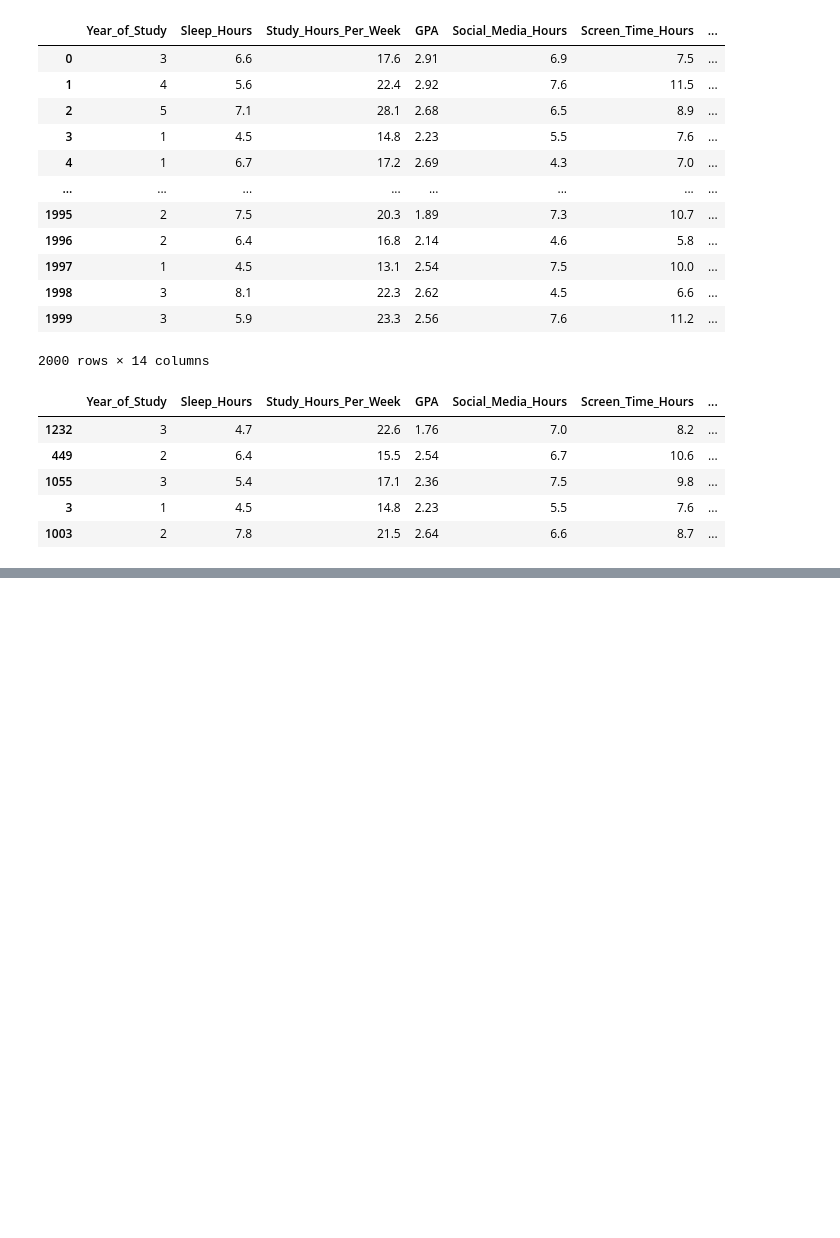
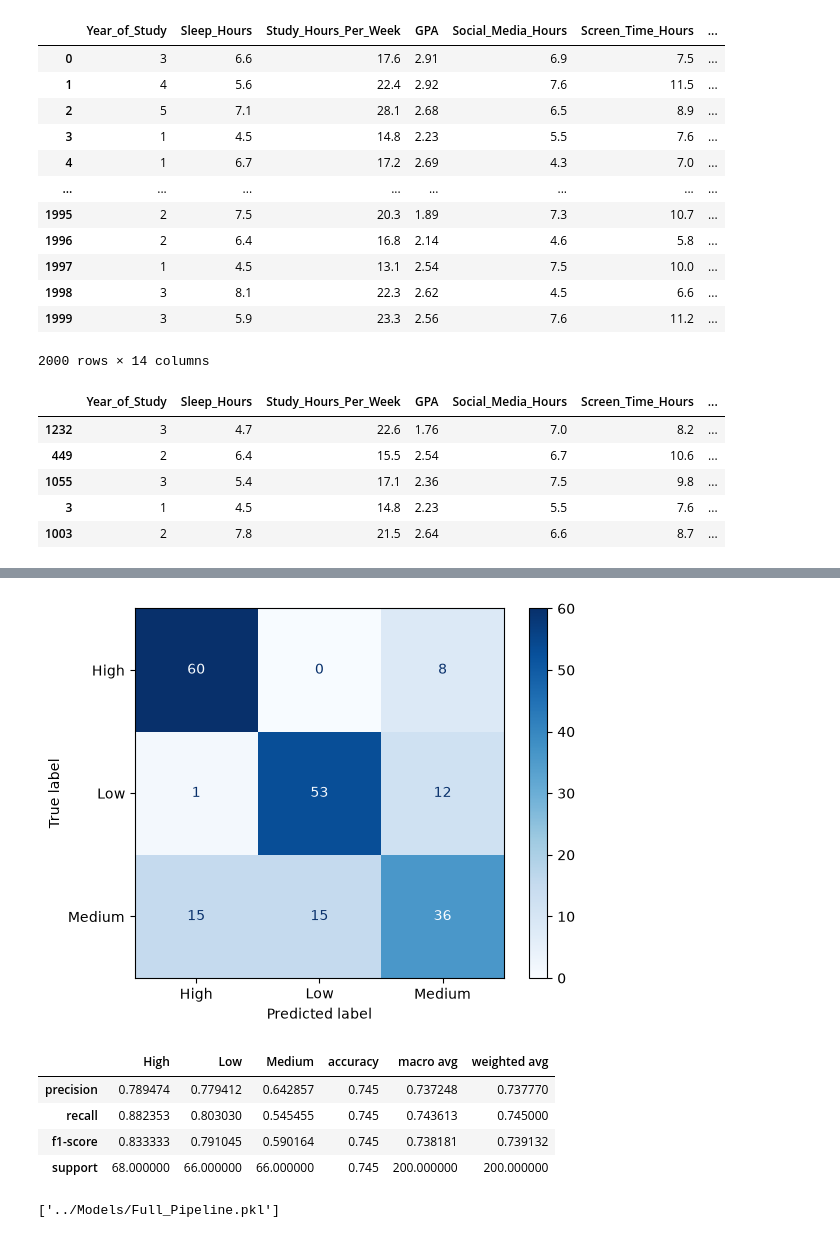
Before and after one commit to Gho-byte/Jury-Blanc, a Jupyter notebook: notebooks/preprocessing.ipynb, the cells around one changed output, grey strips where cells are left out. Saved outputs shown, nothing was run; the diff lists cells and outputs as text; code cells hidden in the pictures; blank space fills up the shorter version.

```diff
--- a/notebooks/preprocessing.ipynb
+++ b/notebooks/preprocessing.ipynb
@@ -291,0 +299,31 @@ memory usage: 299.2 KB
+# %%
+best_model = models['LogisticRegression']['grid_instance'].best_estimator_
+y_pred = best_model.predict(X_test)
+
+class_report = pd.DataFrame(classification_report(y_true=y_test, y_pred=y_pred, output_dict=True))
+
+ConfusionMatrixDisplay.from_predictions(y_true=y_test, y_pred=y_pred, labels=np.unique(y_test), cmap='Blues')
+plt.show()
+display(class_report)
+# %% [output]
+[figure, added]
+|  | High | Low | Medium | accuracy | macro avg | weighted avg |
+| precision | 0.789474 | 0.779412 | 0.642857 | 0.745 | 0.737248 | 0.737770 |
+| recall | 0.882353 | 0.803030 | 0.545455 | 0.745 | 0.743613 | 0.745000 |
+| f1-score | 0.833333 | 0.791045 | 0.590164 | 0.745 | 0.738181 | 0.739132 |
+| support | 68.000000 | 66.000000 | 66.000000 | 0.745 | 200.000000 | 200.000000 |
+# %%
+preprocessor = ColumnTransformer(transformers=[
+    ('Str_Enc', encoder, encoded_cols),
+    ('Norm', norm_pipeline, norm_cols),
+    ('Stand', stand_pipeline, stand_cols)
+], verbose_feature_names_out=False, remainder='passthrough').set_output(transform='pandas')
+
+full_pipeline = Pipeline([
+    ('preprocessing', preprocessor),
+    ('model', best_model)
+])
+
+joblib.dump(full_pipeline, '../Models/Full_Pipeline.pkl')
+# %% [output]
+['../Models/Full_Pipeline.pkl']
```
Also changed, not shown: parts of 15 cells of this notebook, 1 other file.
